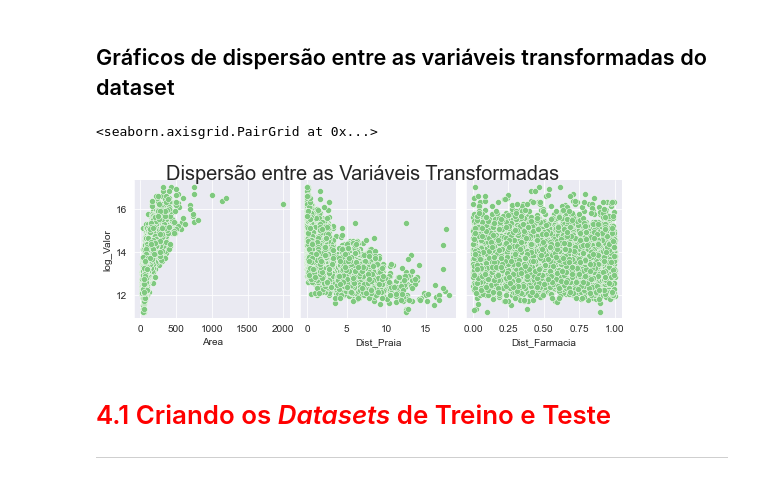
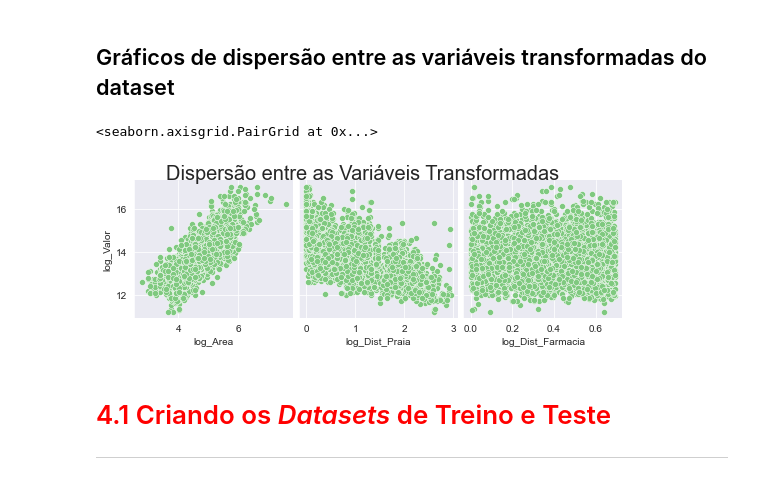
Before and after one commit to 6abi/data-science, a Jupyter notebook: reg-linear-II/Projeto/Regressão Linear.ipynb, the cells around one changed output. Saved outputs shown, nothing was run; the diff lists cells and outputs as text; code cells hidden in the pictures.

Commit message:
Transformação de variavel com log para aprixmar da dist. normal

```diff
--- a/reg-linear-II/Projeto/Regressão Linear.ipynb
+++ b/reg-linear-II/Projeto/Regressão Linear.ipynb
@@ -217,12 +217,12 @@ ax
 # %% [markdown]
 ## Gráficos de dispersão entre as variáveis transformadas do dataset
 # %%
-ax = sns.pairplot(dados, y_vars='log_Valor', x_vars=['Area', 'Dist_Praia', 'Dist_Farmacia'])
+ax = sns.pairplot(dados, y_vars='log_Valor', x_vars=['log_Area', 'log_Dist_Praia', 'log_Dist_Farmacia'])
 ax.fig.suptitle('Dispersão entre as Variáveis Transformadas', fontsize=20, y=1.05)
 ax
 # %% [output]
 <seaborn.axisgrid.PairGrid at 0x...>
-[figure, old version]
+[figure, new version]
 # %% [markdown]
 # <font color='red' style='font-size: 30px;'>4.1 Criando os *Datasets* de Treino e Teste</font>
 <hr style='border: 2px solid red;'>
```
